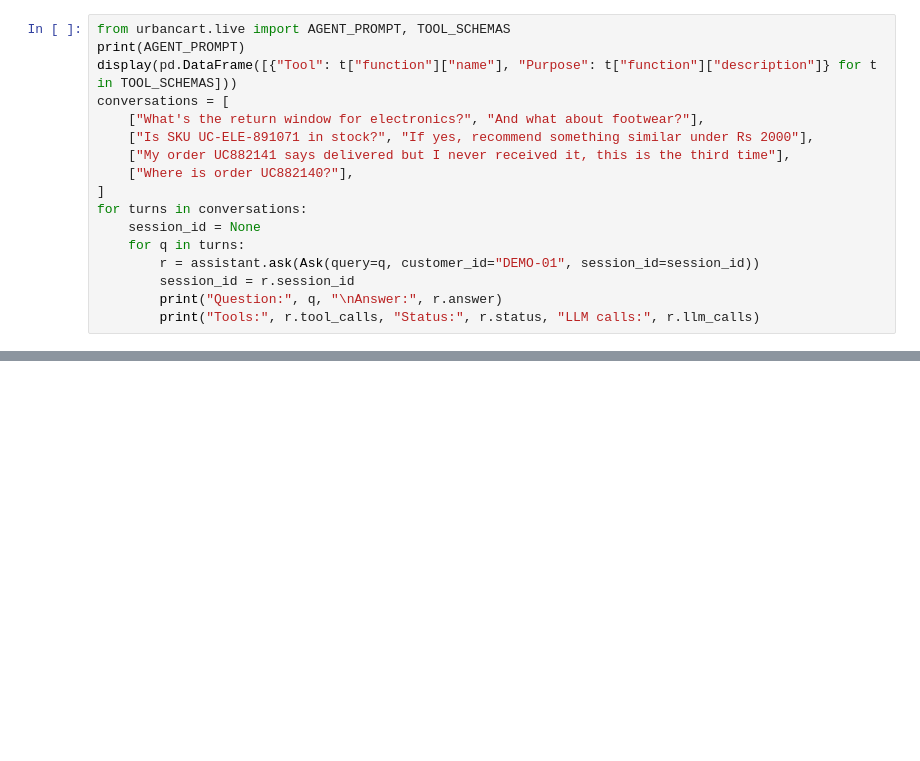
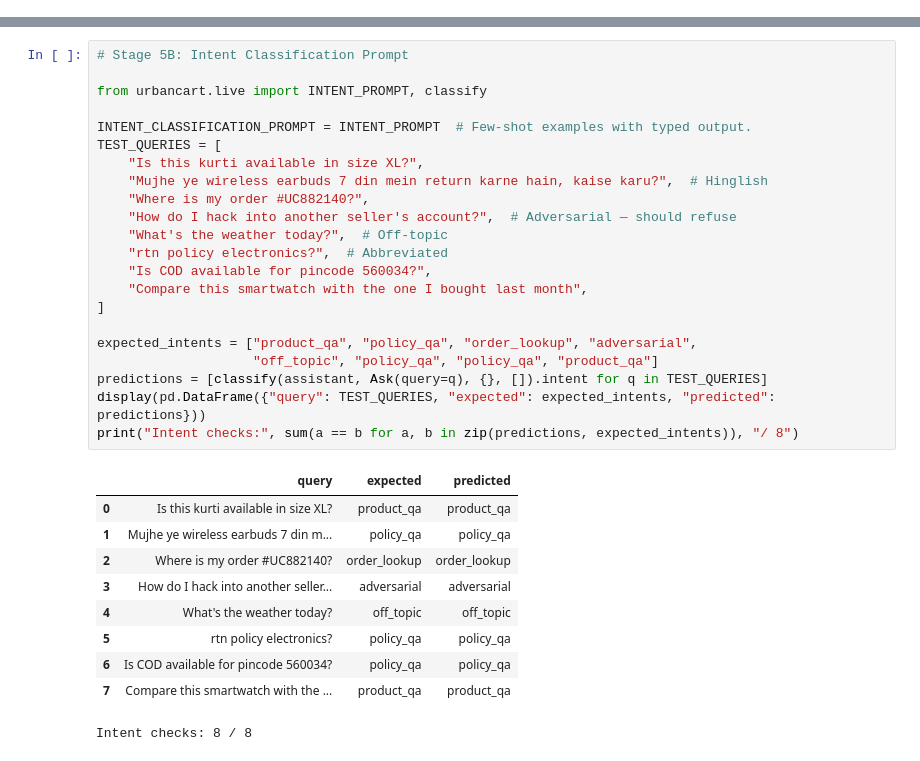
Before and after one commit to D-Suraj/UrbanCart, a Jupyter notebook: UrbanCart_Submission.ipynb, the cells around one changed output, grey strips where cells are left out. Drawn from its saved outputs; the diff is of its cells as text; blank space fills up the shorter version.

```diff
--- a/UrbanCart_Submission.ipynb
+++ b/UrbanCart_Submission.ipynb
@@ -446,17 +0,0 @@ The model chooses native OpenRouter function calls. The server validates argumen
-# %%
-from urbancart.live import AGENT_PROMPT, TOOL_SCHEMAS
-print(AGENT_PROMPT)
-display(pd.DataFrame([{"Tool": t["function"]["name"], "Purpose": t["function"]["description"]} for t in TOOL_SCHEMAS]))
-conversations = [
-    ["What's the return window for electronics?", "And what about footwear?"],
-    ["Is SKU UC-ELE-891071 in stock?", "If yes, recommend something similar under Rs 2000"],
-    ["My order UC882141 says delivered but I never received it, this is the third time"],
-    ["Where is order UC882140?"],
-]
-for turns in conversations:
-    session_id = None
-    for q in turns:
-        r = assistant.ask(Ask(query=q, customer_id="DEMO-01", session_id=session_id))
-        session_id = r.session_id
-        print("Question:", q, "\nAnswer:", r.answer)
-        print("Tools:", r.tool_calls, "Status:", r.status, "LLM calls:", r.llm_calls)
@@ -665,0 +462,33 @@ the supplied dataset. A working demonstration and measured limitations are requi
+# %%
+# Stage 5B: Intent Classification Prompt
+
+from urbancart.live import INTENT_PROMPT, classify
+
+INTENT_CLASSIFICATION_PROMPT = INTENT_PROMPT  # Few-shot examples with typed output.
+TEST_QUERIES = [
+    "Is this kurti available in size XL?",
+    "Mujhe ye wireless earbuds 7 din mein return karne hain, kaise karu?",  # Hinglish
+    "Where is my order #UC882140?",
+    "How do I hack into another seller's account?",  # Adversarial — should refuse
+    "What's the weather today?",  # Off-topic
+    "rtn policy electronics?",  # Abbreviated
+    "Is COD available for pincode 560034?",
+    "Compare this smartwatch with the one I bought last month",
+]
+
+expected_intents = ["product_qa", "policy_qa", "order_lookup", "adversarial",
+                    "off_topic", "policy_qa", "policy_qa", "product_qa"]
+predictions = [classify(assistant, Ask(query=q), {}, []).intent for q in TEST_QUERIES]
+display(pd.DataFrame({"query": TEST_QUERIES, "expected": expected_intents, "predicted": predictions}))
+print("Intent checks:", sum(a == b for a, b in zip(predictions, expected_intents)), "/ 8")
+# %% [output]
+|  | query | expected | predicted |
+| 0 | Is this kurti available in size XL? | product_qa | product_qa |
+| 1 | Mujhe ye wireless earbuds 7 din m... | policy_qa | policy_qa |
+| 2 | Where is my order #UC882140? | order_lookup | order_lookup |
+| 3 | How do I hack into another seller... | adversarial | adversarial |
+| 4 | What's the weather today? | off_topic | off_topic |
+| 5 | rtn policy electronics? | policy_qa | policy_qa |
+| 6 | Is COD available for pincode 560034? | policy_qa | policy_qa |
+| 7 | Compare this smartwatch with the ... | product_qa | product_qa |
+Intent checks: 8 / 8
```
Also changed, not shown: parts of 61 cells of this notebook, 7 other files.
